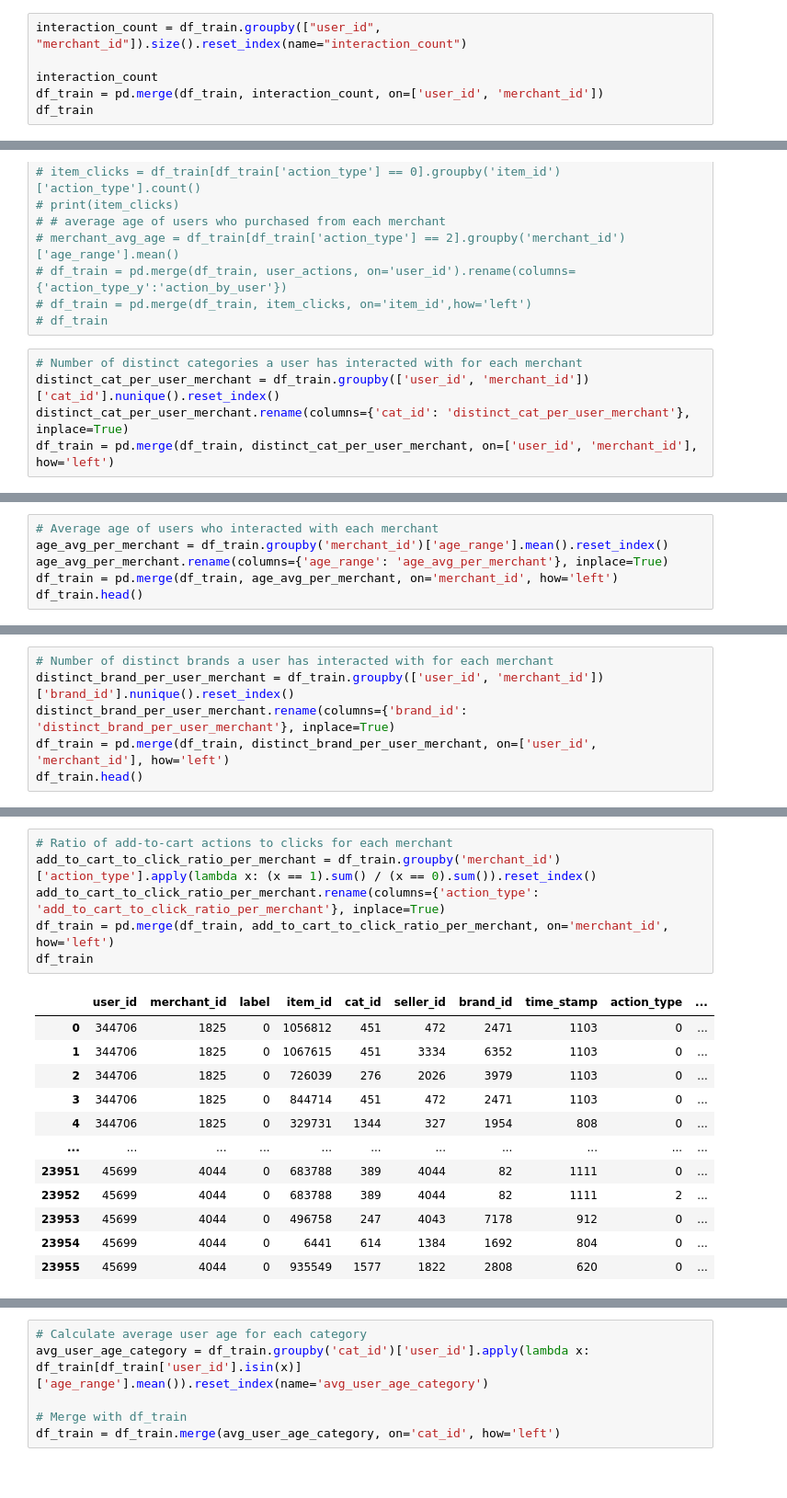
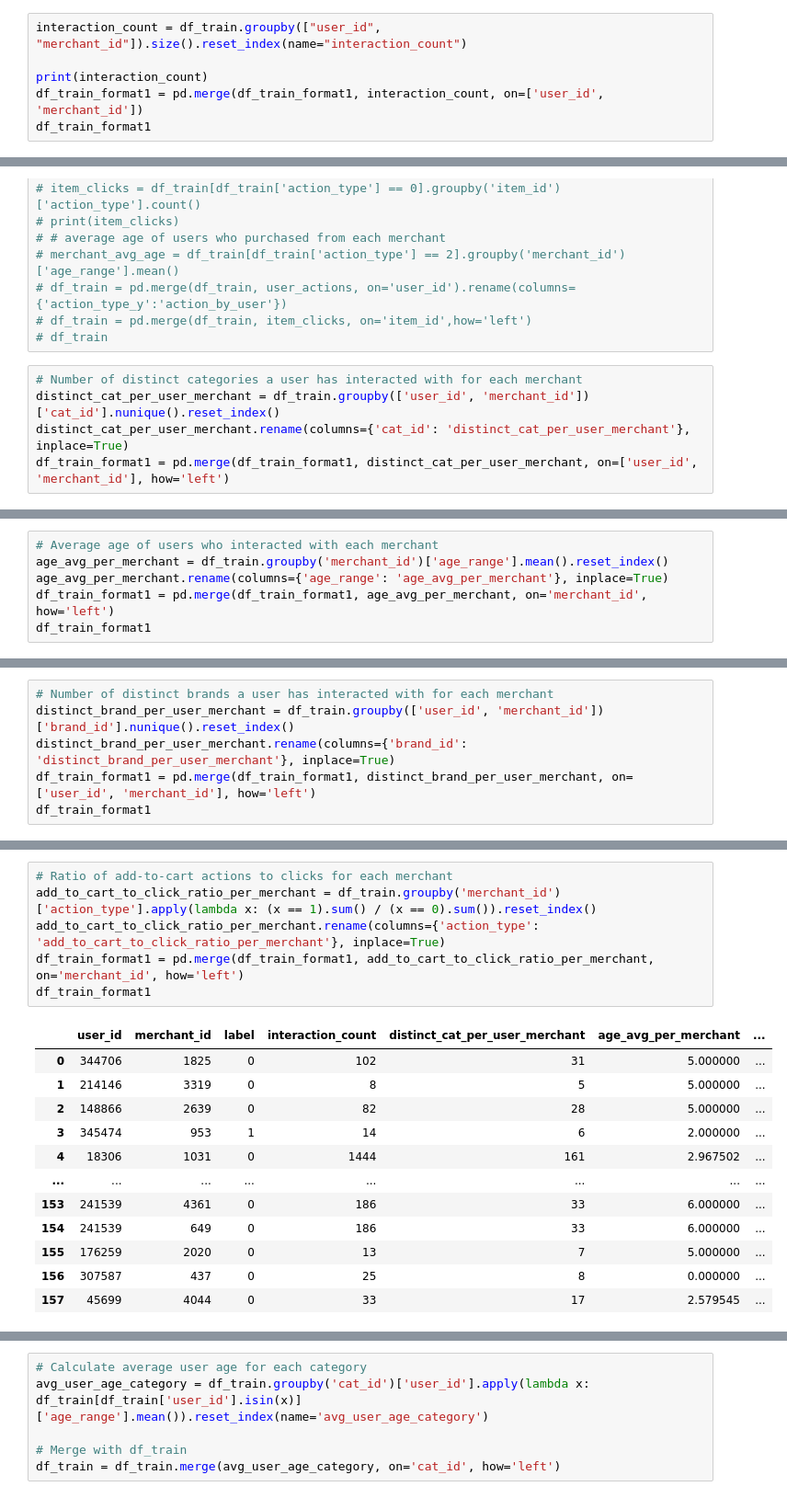
Before and after one commit to pratikjadhav2726/Group7-CECS550, a Jupyter notebook: Feature Engineering/Feature engineering .ipynb, the cells around one changed output, grey strips where cells are left out. Shown at 92% size. Drawn from its saved outputs; the diff is of its cells as text.

```diff
--- a/Feature Engineering/Feature engineering .ipynb
+++ b/Feature Engineering/Feature engineering .ipynb
@@ -23,7 +26,7 @@ df_train
 # %%
 interaction_count = df_train.groupby(["user_id", "merchant_id"]).size().reset_index(name="interaction_count")
 
-interaction_count
-df_train = pd.merge(df_train, interaction_count, on=['user_id', 'merchant_id'])
-df_train
+print(interaction_count)
+df_train_format1 = pd.merge(df_train_format1, interaction_count, on=['user_id', 'merchant_id'])
+df_train_format1
 # %% [output]
@@ -58,5 +75,5 @@ df_train
 # Number of distinct categories a user has interacted with for each merchant
 distinct_cat_per_user_merchant = df_train.groupby(['user_id', 'merchant_id'])['cat_id'].nunique().reset_index()
 distinct_cat_per_user_merchant.rename(columns={'cat_id': 'distinct_cat_per_user_merchant'}, inplace=True)
-df_train = pd.merge(df_train, distinct_cat_per_user_merchant, on=['user_id', 'merchant_id'], how='left')
+df_train_format1 = pd.merge(df_train_format1, distinct_cat_per_user_merchant, on=['user_id', 'merchant_id'], how='left')
 # %%
@@ -72,6 +96,6 @@ df_train.head()
 # Average age of users who interacted with each merchant
 age_avg_per_merchant = df_train.groupby('merchant_id')['age_range'].mean().reset_index()
 age_avg_per_merchant.rename(columns={'age_range': 'age_avg_per_merchant'}, inplace=True)
-df_train = pd.merge(df_train, age_avg_per_merchant, on='merchant_id', how='left')
-df_train.head()
+df_train_format1 = pd.merge(df_train_format1, age_avg_per_merchant, on='merchant_id', how='left')
+df_train_format1
 # %% [output]
@@ -85,6 +116,6 @@ df_train.head()
 # Number of distinct brands a user has interacted with for each merchant
 distinct_brand_per_user_merchant = df_train.groupby(['user_id', 'merchant_id'])['brand_id'].nunique().reset_index()
 distinct_brand_per_user_merchant.rename(columns={'brand_id': 'distinct_brand_per_user_merchant'}, inplace=True)
-df_train = pd.merge(df_train, distinct_brand_per_user_merchant, on=['user_id', 'merchant_id'], how='left')
-df_train.head()
+df_train_format1 = pd.merge(df_train_format1, distinct_brand_per_user_merchant, on=['user_id', 'merchant_id'], how='left')
+df_train_format1
 # %% [output]
@@ -97,19 +135,19 @@ df_train.head()
 # %%
 # Ratio of add-to-cart actions to clicks for each merchant
 add_to_cart_to_click_ratio_per_merchant = df_train.groupby('merchant_id')['action_type'].apply(lambda x: (x == 1).sum() / (x == 0).sum()).reset_index()
 add_to_cart_to_click_ratio_per_merchant.rename(columns={'action_type': 'add_to_cart_to_click_ratio_per_merchant'}, inplace=True)
-df_train = pd.merge(df_train, add_to_cart_to_click_ratio_per_merchant, on='merchant_id', how='left')
-df_train
+df_train_format1 = pd.merge(df_train_format1, add_to_cart_to_click_ratio_per_merchant, on='merchant_id', how='left')
+df_train_format1
 # %% [output]
-|  | user_id | merchant_id | label | item_id | cat_id | seller_id | brand_id | time_stamp | action_type | ... |
-| 0 | 344706 | 1825 | 0 | 1056812 | 451 | 472 | 2471 | 1103 | 0 | ... |
-| 1 | 344706 | 1825 | 0 | 1067615 | 451 | 3334 | 6352 | 1103 | 0 | ... |
-| 2 | 344706 | 1825 | 0 | 726039 | 276 | 2026 | 3979 | 1103 | 0 | ... |
-| 3 | 344706 | 1825 | 0 | 844714 | 451 | 472 | 2471 | 1103 | 0 | ... |
-| 4 | 344706 | 1825 | 0 | 329731 | 1344 | 327 | 1954 | 808 | 0 | ... |
-| ... | ... | ... | ... | ... | ... | ... | ... | ... | ... | ... |
-| 23951 | 45699 | 4044 | 0 | 683788 | 389 | 4044 | 82 | 1111 | 0 | ... |
-| 23952 | 45699 | 4044 | 0 | 683788 | 389 | 4044 | 82 | 1111 | 2 | ... |
-| 23953 | 45699 | 4044 | 0 | 496758 | 247 | 4043 | 7178 | 912 | 0 | ... |
-| 23954 | 45699 | 4044 | 0 | 6441 | 614 | 1384 | 1692 | 804 | 0 | ... |
-| 23955 | 45699 | 4044 | 0 | 935549 | 1577 | 1822 | 2808 | 620 | 0 | ... |
+|  | user_id | merchant_id | label | interaction_count | distinct_cat_per_user_merchant | age_avg_per_merchant | ... |
+| 0 | 344706 | 1825 | 0 | 102 | 31 | 5.000000 | ... |
+| 1 | 214146 | 3319 | 0 | 8 | 5 | 5.000000 | ... |
+| 2 | 148866 | 2639 | 0 | 82 | 28 | 5.000000 | ... |
+| 3 | 345474 | 953 | 1 | 14 | 6 | 2.000000 | ... |
+| 4 | 18306 | 1031 | 0 | 1444 | 161 | 2.967502 | ... |
+| ... | ... | ... | ... | ... | ... | ... | ... |
+| 153 | 241539 | 4361 | 0 | 186 | 33 | 6.000000 | ... |
+| 154 | 241539 | 649 | 0 | 186 | 33 | 6.000000 | ... |
+| 155 | 176259 | 2020 | 0 | 13 | 7 | 5.000000 | ... |
+| 156 | 307587 | 437 | 0 | 25 | 8 | 0.000000 | ... |
+| 157 | 45699 | 4044 | 0 | 33 | 17 | 2.579545 | ... |
```
Also changed, not shown: parts of 23 cells of this notebook, 11 other files.
